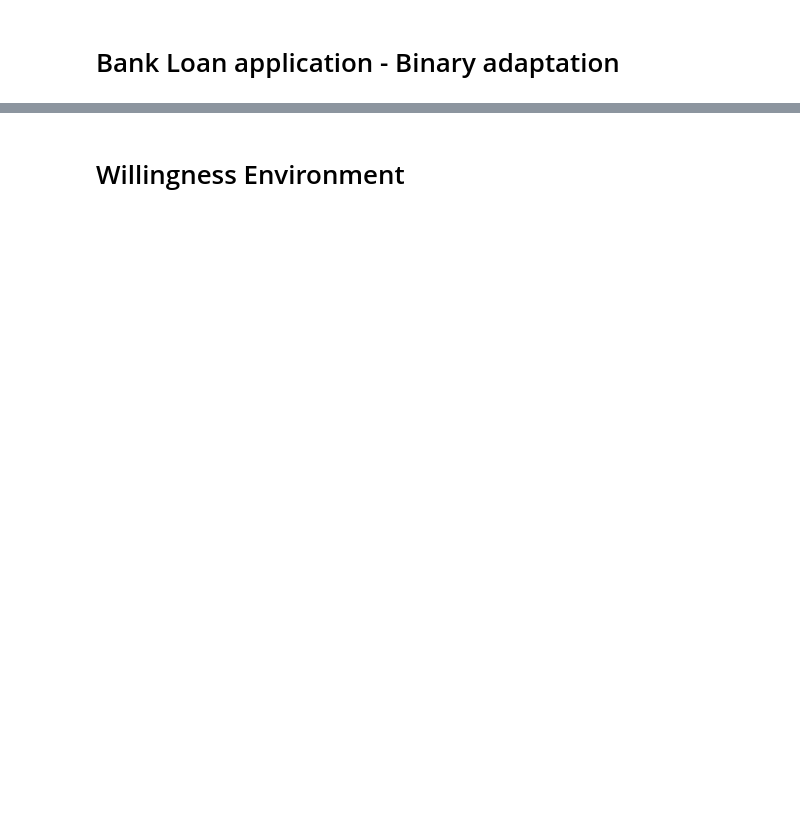
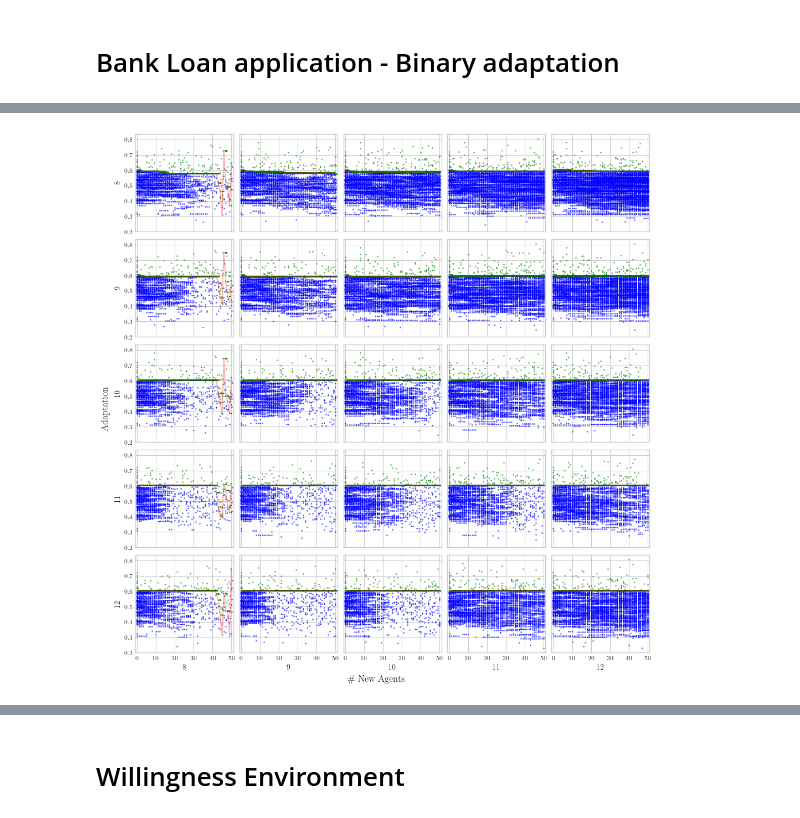
Before and after one commit to joaopfonseca/recourse-over-time, a Jupyter notebook: notebooks/2.0-meta-simulation.ipynb, the cells around one changed output, grey strips where cells are left out. Cells and saved outputs as stored; diff of their text form; code cells hidden in the pictures; blank space fills up the shorter version.

```diff
--- a/notebooks/2.0-meta-simulation.ipynb
+++ b/notebooks/2.0-meta-simulation.ipynb
@@ -125,3 +154,10 @@ results_bla2 = parallel_loop(
 # %%
 simulations_scores_panel(results_bla2, ADAPTATION_BLA2, NEW_AGENTS_BLA2)
+plt.savefig(
+    join(SAVE_PATH, "single_run_binary_adaptation_scores_panel.jpeg"),
+    dpi=200,
+    format="jpeg",
+    bbox_inches="tight",
+)
 plt.show()
+# %% [output]
@@ -128,2 +167,3 @@ plt.show()
+[figure, added]
 # %%
 simulations_success_rate_panels(results_bla2, ADAPTATION_BLA2, NEW_AGENTS_BLA2)
```
Also changed, not shown: parts of 12 cells of this notebook, 15 other files.
